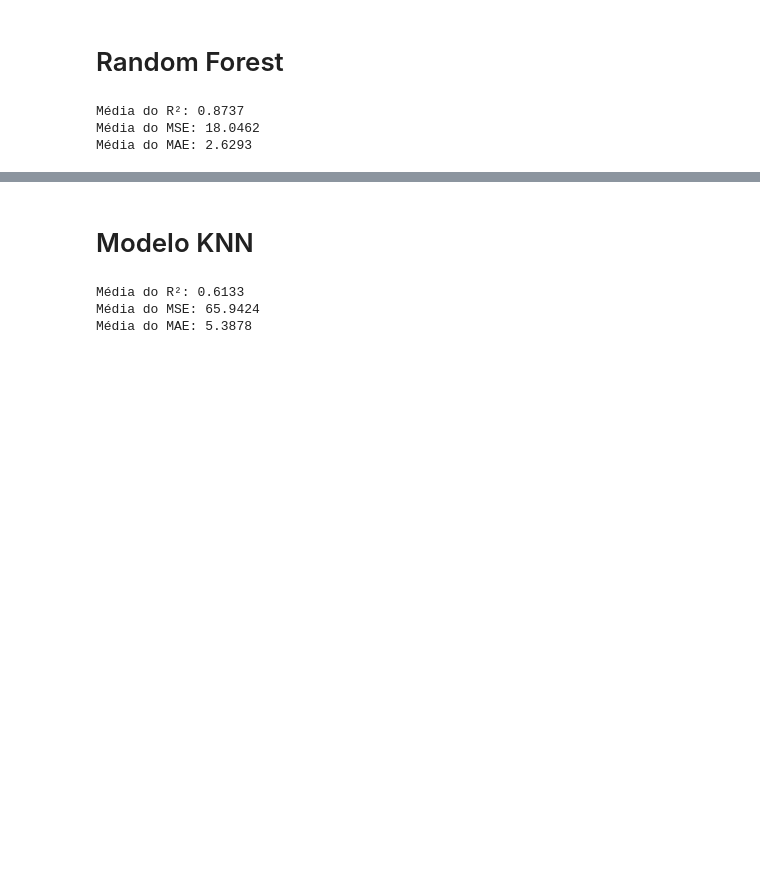
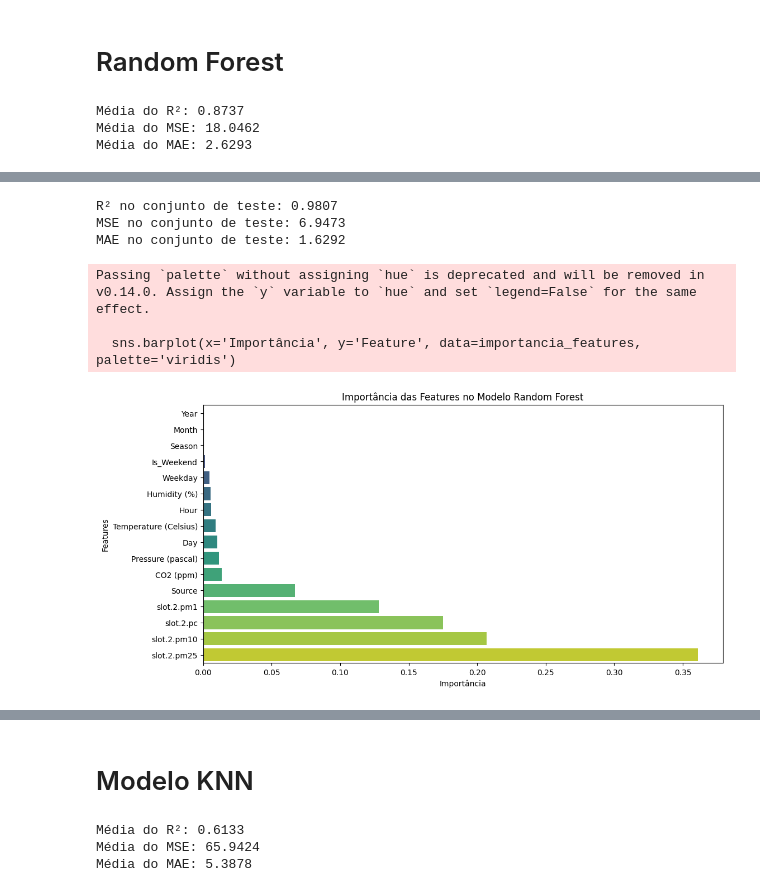
Before and after one commit to victor7miguel7/pesquisa-ic-ar, a Jupyter notebook: air_quality.ipynb, the cells around one changed output, grey strips where cells are left out. Cells and saved outputs as stored; diff of their text form; code cells hidden in the pictures; blank space fills up the shorter version.

```diff
--- a/air_quality.ipynb
+++ b/air_quality.ipynb
@@ -408,3 +465,69 @@ Média do MAE: 2.6293
+# %%
+from sklearn.metrics import mean_squared_error, mean_absolute_error
+
+# Criar o modelo com os melhores hiperparâmetros encontrados
+best_model = RandomForestRegressor(
+    n_estimators=100,
+    min_samples_split=2,
+    min_samples_leaf=1,
+    max_features='log2',
+    max_depth=20,
+)
+
+# Treinar apenas no conjunto de treino
+best_model.fit(X_train, y_train)
+
+# Fazer previsões no conjunto de teste
+y_pred = best_model.predict(X_test)
+
+# Avaliar o modelo no conjunto de teste
+r2_test = best_model.score(X_test, y_test)
+mse_test = mean_squared_error(y_test, y_pred)
+mae_test = mean_absolute_error(y_test, y_pred)
+
+# Exibir resultados
+print(f"R² no conjunto de teste: {r2_test:.4f}")
+print(f"MSE no conjunto de teste: {mse_test:.4f}")
+print(f"MAE no conjunto de teste: {mae_test:.4f}")
+# %% [output]
+R² no conjunto de teste: 0.9807
+MSE no conjunto de teste: 6.9473
+MAE no conjunto de teste: 1.6292
+# %%
+import matplotlib.pyplot as plt
+import seaborn as sns
+import pandas as pd
+from sklearn.ensemble import RandomForestRegressor
+
+# Criar e treinar o modelo Random Forest
+model = RandomForestRegressor(
+    n_estimators=200,
+    max_depth=20,
+    min_samples_split=2,
+    min_samples_leaf=1,
+    max_features='sqrt'
+)
+
+model.fit(X, y)  # Treina o modelo
+
+# Obtém a importância das features
+importancia_features = pd.DataFrame({
+    'Feature': X.columns,
+    'Importância': model.feature_importances_
+}).sort_values(by='Importância', ascending=True)  # Ordena de forma crescente para visualização
+
+# Plot do gráfico de importância das features
+plt.figure(figsize=(12, 6))
+sns.barplot(x='Importância', y='Feature', data=importancia_features, palette='viridis')
+plt.title('Importância das Features no Modelo Random Forest')
+plt.xlabel('Importância')
+plt.ylabel('Features')
+plt.show()
+# %% [output]
+Passing `palette` without assigning `hue` is deprecated and will be removed in v0.14.0. Assign the `y` variable to `hue` and set `legend=False` for the same effect.
+
+  sns.barplot(x='Importância', y='Feature', data=importancia_features, palette='viridis')
+[figure, added]
 # %%
 import matplotlib.pyplot as plt
 import numpy as np
```
Also changed, not shown: parts of 3 cells of this notebook.
